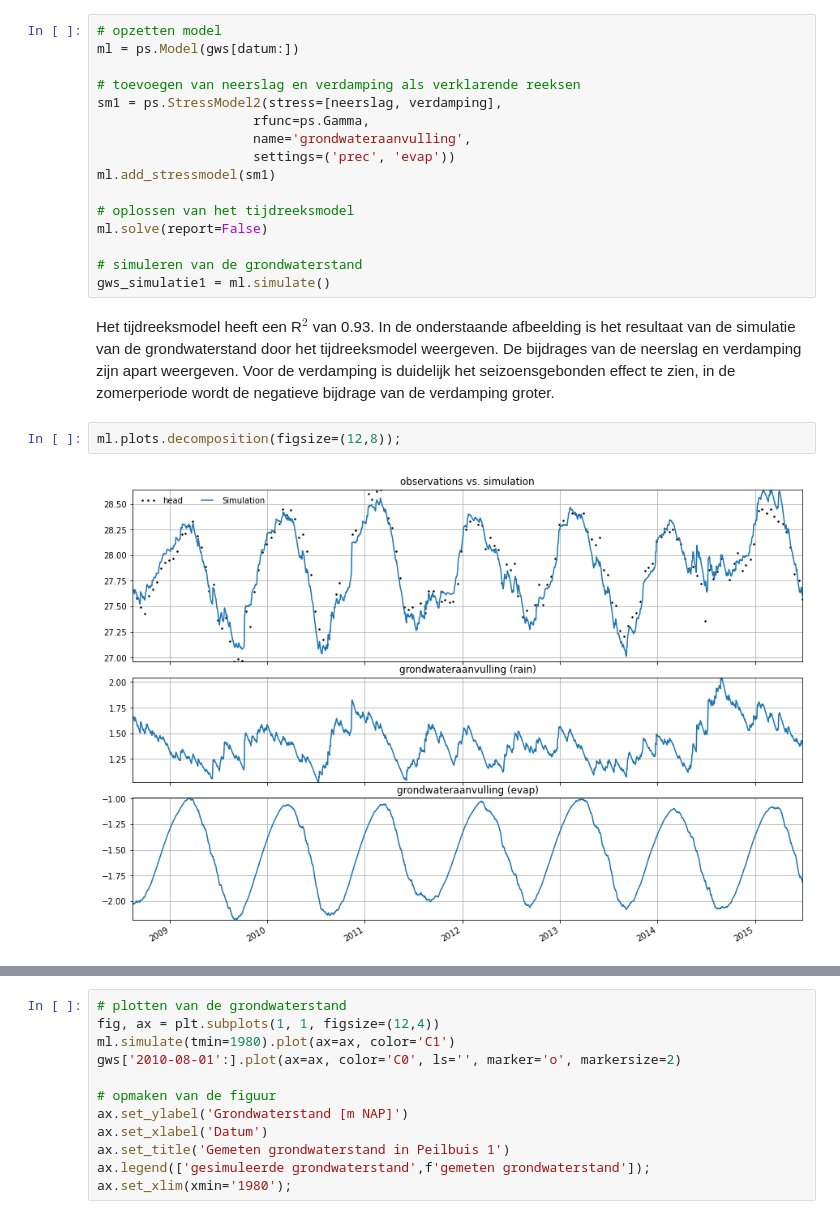
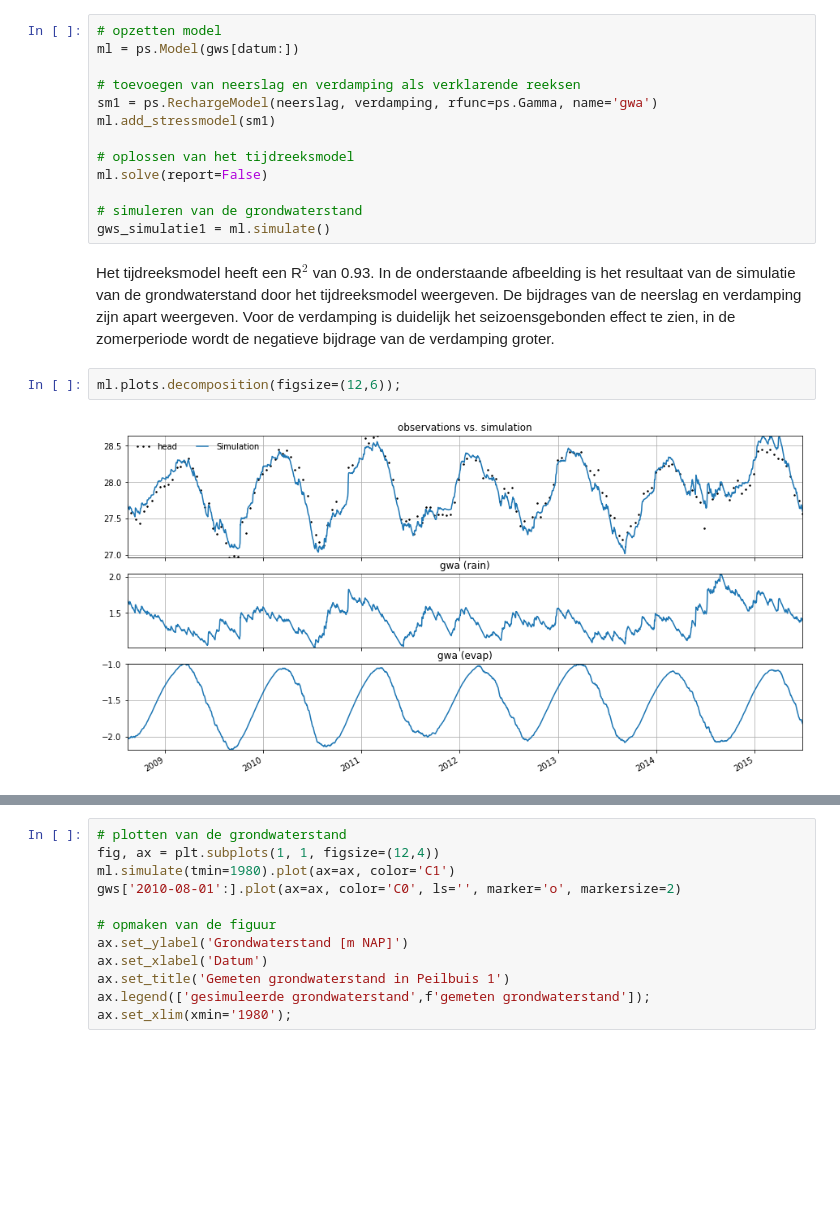
Before and after one commit to ArtesiaWater/stowa_handleiding_tijdreeksanalyse, a Jupyter notebook: casus - Statistiek bepalen/Statistiek_casus_V03.ipynb, the cells around one changed output, grey strips where cells are left out. Drawn from its saved outputs; the diff is of its cells as text; blank space fills up the shorter version.

```diff
--- a/casus - Statistiek bepalen/Statistiek_casus_V03.ipynb
+++ b/casus - Statistiek bepalen/Statistiek_casus_V03.ipynb
@@ -88,10 +87,7 @@ Na het kiezen van de respons functies voor de verklarende reeksen kan het tijdre
 ml = ps.Model(gws[datum:])
 
 # toevoegen van neerslag en verdamping als verklarende reeksen
-sm1 = ps.StressModel2(stress=[neerslag, verdamping],
-                    rfunc=ps.Gamma,
-                    name='grondwateraanvulling',
-                    settings=('prec', 'evap'))
+sm1 = ps.RechargeModel(neerslag, verdamping, rfunc=ps.Gamma, name='gwa')
 ml.add_stressmodel(sm1)
 
 # oplossen van het tijdreeksmodel
@@ -102,9 +98,9 @@ gws_simulatie1 = ml.simulate()
 # %% [markdown]
 Het tijdreeksmodel heeft een R$^2$ van 0.93. In de onderstaande afbeelding is het resultaat van de simulatie van de grondwaterstand door het tijdreeksmodel weergeven. De bijdrages van de neerslag en verdamping zijn apart weergeven. Voor de verdamping is duidelijk het seizoensgebonden effect te zien, in de zomerperiode wordt de negatieve bijdrage van de verdamping groter.
 # %%
-ml.plots.decomposition(figsize=(12,8));
+ml.plots.decomposition(figsize=(12,6));
 # %% [output]
-[figure, old version]
+[figure, new version]
 # %% [markdown]
 ### Bepalen GLG en GHG
 
```
Also changed, not shown: parts of 18 cells of this notebook.
